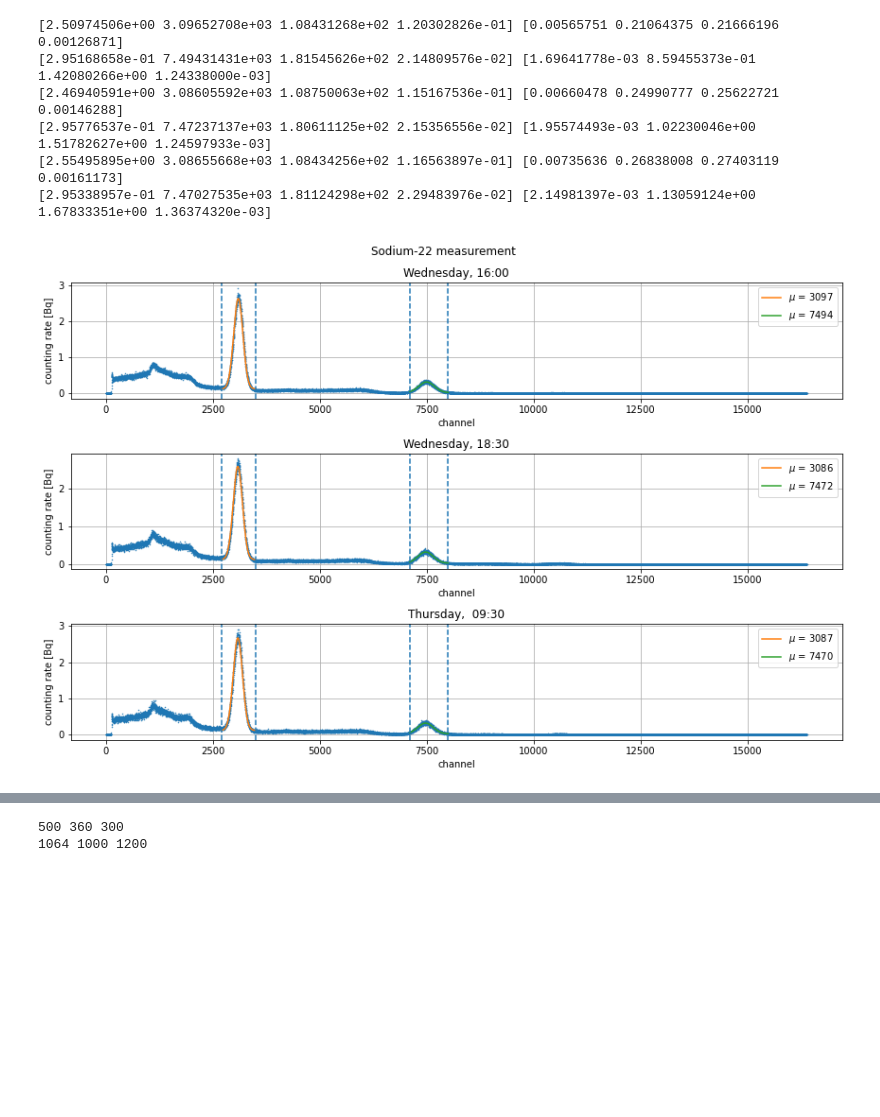
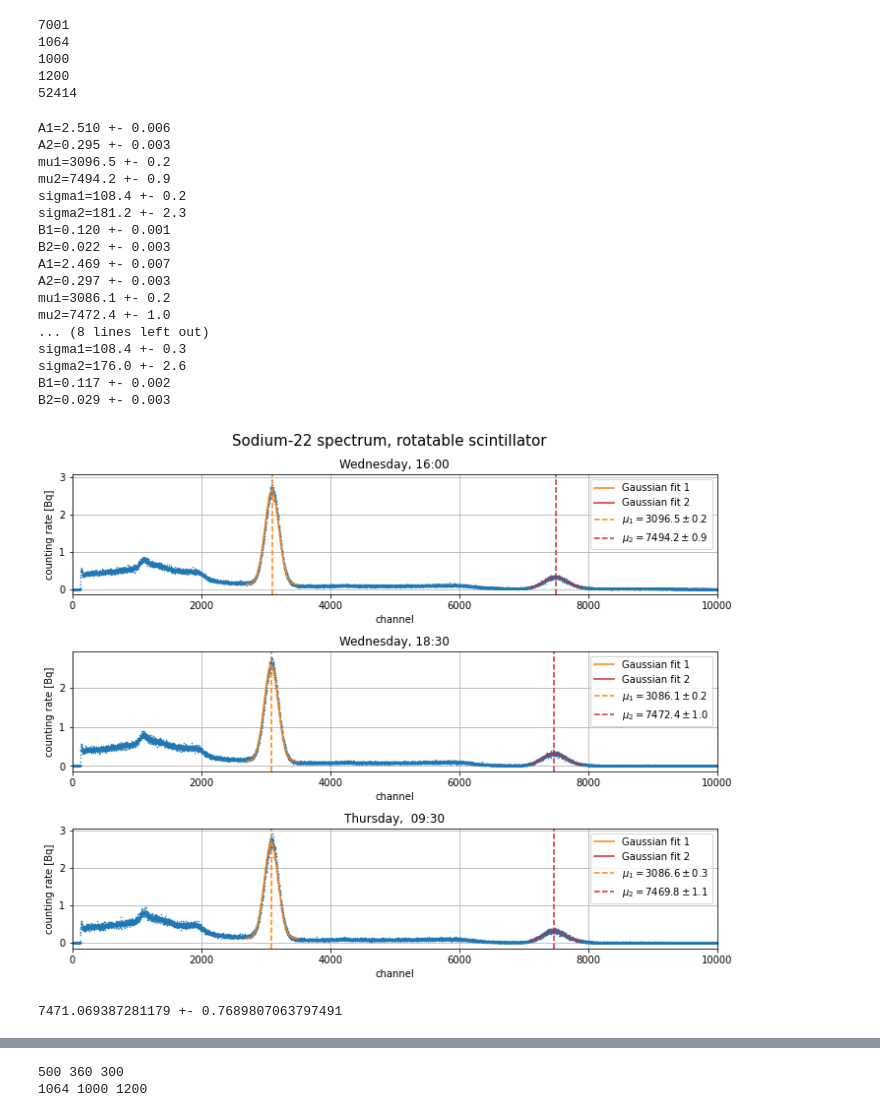
Before and after one commit to nicolaigoelz/Angular_correlation, a Jupyter notebook: Energy_Calibration_rotatable.ipynb, the cells around one changed output, grey strips where cells are left out. Cells and saved outputs as stored; diff of their text form; code cells hidden in the pictures; blank space fills up the shorter version.

```diff
--- a/Energy_Calibration_rotatable.ipynb
+++ b/Energy_Calibration_rotatable.ipynb
@@ -49,6 +49,18 @@ under_file = energy_path + 'background_rot_1.TKA'
 df_under = pd.read_csv(under_file, header=None)
 N_under = np.array(df_under[0][2:])
 t_under = df_under[0][0]  # live time [s]
+
+print(t_under)
+print(t_Co1)
+print(t_Co2)
+print(t_Co3)
+print(t_Pd)
+# %% [output]
+7001
+1064
+1000
+1200
+52414
 # %%
 def counting_rate(N, t):
     '''Calculate counting rate and uncertainty'''
@@ -97,9 +109,9 @@ def linear_fct(x, m, c):
 channels = np.arange(1, len(N_Na1)+1, 1)
 
 a = [[2700, 3500], [2700, 3500], [2700, 3500]]
-b = [[7100, 8000], [7100, 8000], [7100, 8000]]
+b = [[7100, 7900], [7100, 7900], [7100, 7900]]
 
-fig, ax = plt.subplots(3,1, figsize=(12,8))
+fig, ax = plt.subplots(3,1, figsize=(10,8))
 coeffs_Na = np.zeros((6, 4))
 cov_Na = np.zeros((6, 4, 4))
 
@@ -107,49 +119,79 @@ error_step = 100
 
 for i in range(3):
     coeffs_Na[2*i], cov_Na[2*i] = sc.curve_fit(gauss, channels[a[i][0]:a[i][1]], n_Na[i][a[i][0]:a[i][1]],
                                    sigma = u_Na[i][a[i][0]:a[i][1]], absolute_sigma=True,
                                    p0=(2, 0.5*(a[i][0]+a[i][1]), 120, 150))
     coeffs_Na[2*i+1], cov_Na[2*i+1] = sc.curve_fit(gauss, channels[b[i][0]:b[i][1]], n_Na[i][b[i][0]:b[i][1]],
                                    sigma = u_Na[i][b[i][0]:b[i][1]], absolute_sigma=True,
                                    p0=(2, 0.5*(b[i][0]+b[i][1]), 120, 150))
 
 
-    print(coeffs_Na[2*i], np.sqrt(np.diagonal(cov_Na[2*i])))
-    print(coeffs_Na[2*i+1], np.sqrt(np.diagonal(cov_Na[2*i+1])))
+    # print(coeffs_Na[2*i], np.sqrt(np.diagonal(cov_Na[2*i])))
+    print('A1={:.3f} +- {:.3f}'.format(coeffs_Na[2*i][0], np.sqrt(cov_Na[2*i][0,0])))
+    print('A2={:.3f} +- {:.3f}'.format(coeffs_Na[2*i+1][0], np.sqrt(cov_Na[2*i+1][0,0])))
+    print('mu1={:.1f} +- {:.1f}'.format(coeffs_Na[2*i][1], np.sqrt(cov_Na[2*i][1,1])))
+    print('mu2={:.1f} +- {:.1f}'.format(coeffs_Na[2*i+1][1], np.sqrt(cov_Na[2*i+1][1,1])))
+    print('sigma1={:.1f} +- {:.1f}'.format(coeffs_Na[2*i][2], np.sqrt(cov_Na[2*i][2,2])))
+    print('sigma2={:.1f} +- {:.1f}'.format(coeffs_Na[2*i+1][2], np.sqrt(cov_Na[2*i+1][2,2])))
+    print('B1={:.3f} +- {:.3f}'.format(coeffs_Na[2*i][3], np.sqrt(cov_Na[2*i][3,3])))
+    print('B2={:.3f} +- {:.3f}'.format(coeffs_Na[2*i+1][3], np.sqrt(cov_Na[2*i+1][3,3])))
+
+    # print(coeffs_Na[2*i+1], np.sqrt(np.diagonal(cov_Na[2*i+1])))
     # ax[i].errorbar(channels[0:-1:error_step], n_Na1[0:-1:error_step],
     #             yerr=u_Na1[0:-1:error_step],
     #             fmt='none', c='black', zorder=10)
 
     ax[i].plot(channels, n_Na[i], lw=0, marker = '.', ms = 1)
     ax[i].plot(channels[a[i][0]:a[i][1]], gauss(channels[a[i][0]:a[i][1]], *coeffs_Na[2*i]),
-               label = r'$\mu$ = {:.0f}'.format(coeffs_Na[2*i][1]))
+               label = 'Gaussian fit 1', color = 'C1')
     ax[i].plot(channels[b[i][0]:b[i][1]], gauss(channels[b[i][0]:b[i][1]], *coeffs_Na[2*i+1]),
-              label = r'$\mu$ = {:.0f}'.format(coeffs_Na[2*i+1][1]))
-    ax[i].axvline(channels[a[i][0]], ls = '--')
-    ax[i].axvline(channels[a[i][1]], ls = '--')
-    ax[i].axvline(channels[b[i][0]], ls = '--')
-    ax[i].axvline(channels[b[i][1]], ls = '--')
+              label = 'Gaussian fit 2', color = 'C3')
+    ax[i].axvline(coeffs_Na[2*i][1], ls = '--', color = 'C1', label = r'$\mu_1 = {:.1f} \pm {:.1f}$'.format(coeffs_Na[2*i][1], np.sqrt(cov_Na[2*i][1,1])))
+    ax[i].axvline(coeffs_Na[2*i+1][1], ls = '--', color = 'C3', label = r'$\mu_2 = {:.1f} \pm {:.1f}$'.format(coeffs_Na[2*i+1][1], np.sqrt(cov_Na[2*i+1][1,1])))
+    # ax[i].plot(channels, n_Na[i], lw=0, marker = '.', ms = 1)
+    # ax[i].plot(channels[a[i][0]:a[i][1]], gauss(channels[a[i][0]:a[i][1]], *coeffs_Na[2*i]),
+    #            label = r'$\mu$ = {:.0f}'.format(coeffs_Na[2*i][1]))
+    # ax[i].plot(channels[b[i][0]:b[i][1]], gauss(channels[b[i][0]:b[i][1]], *coeffs_Na[2*i+1]),
+    #           label = r'$\mu$ = {:.0f}'.format(coeffs_Na[2*i+1][1]))
 
     ax[i].set_xlabel('channel')
     ax[i].set_ylabel('counting rate [Bq]')
 
     ax[i].legend()
     ax[i].grid()
 
+ax[0].set_xlim(0,10000)
+ax[1].set_xlim(0,10000)
+ax[2].set_xlim(0,10000)
 ax[0].set_title('Wednesday, 16:00')
 ax[1].set_title('Wednesday, 18:30')
 ax[2].set_title('Thursday,  09:30')
-plt.suptitle('Sodium-22 measurement')
+plt.suptitle('Sodium-22 spectrum, rotatable scintillator', size=15)
 plt.tight_layout()
+# plt.savefig('Figures/Na22_rotatable.pdf', dpi=600)
 plt.show()
+
+print(np.mean([coeffs_Na[3][1], coeffs_Na[5][1]]), '+-', 1/2 * np.sqrt(cov_Na[3][1,1] + cov_Na[5][1,1]))
 # %% [output]
-[2.50974506e+00 3.09652708e+03 1.08431268e+02 1.20302826e-01] [0.00565751 0.21064375 0.21666196 0.00126871]
-[2.95168658e-01 7.49431431e+03 1.81545626e+02 2.14809576e-02] [1.69641778e-03 8.59455373e-01 1.42080266e+00 1.24338000e-03]
-[2.46940591e+00 3.08605592e+03 1.08750063e+02 1.15167536e-01] [0.00660478 0.24990777 0.25622721 0.00146288]
-[2.95776537e-01 7.47237137e+03 1.80611125e+02 2.15356556e-02] [1.95574493e-03 1.02230046e+00 1.51782627e+00 1.24597933e-03]
-[2.55495895e+00 3.08655668e+03 1.08434256e+02 1.16563897e-01] [0.00735636 0.26838008 0.27403119 0.00161173]
-[2.95338957e-01 7.47027535e+03 1.81124298e+02 2.29483976e-02] [2.14981397e-03 1.13059124e+00 1.67833351e+00 1.36374320e-03]
+A1=2.510 +- 0.006
+A2=0.295 +- 0.003
+mu1=3096.5 +- 0.2
+mu2=7494.2 +- 0.9
+sigma1=108.4 +- 0.2
+sigma2=181.2 +- 2.3
+B1=0.120 +- 0.001
+B2=0.022 +- 0.003
+A1=2.469 +- 0.007
+A2=0.297 +- 0.003
+mu1=3086.1 +- 0.2
+mu2=7472.4 +- 1.0
+... (8 lines left out)
+sigma1=108.4 +- 0.3
+sigma2=176.0 +- 2.6
+B1=0.117 +- 0.002
+B2=0.029 +- 0.003
-[figure, old version]
+[figure, new version]
+7471.069387281179 +- 0.7689807063797491
 # %%
 # Analysis of the cobalt spectrum
 
```
Also changed, not shown: parts of 14 cells of this notebook, 3 other files.
